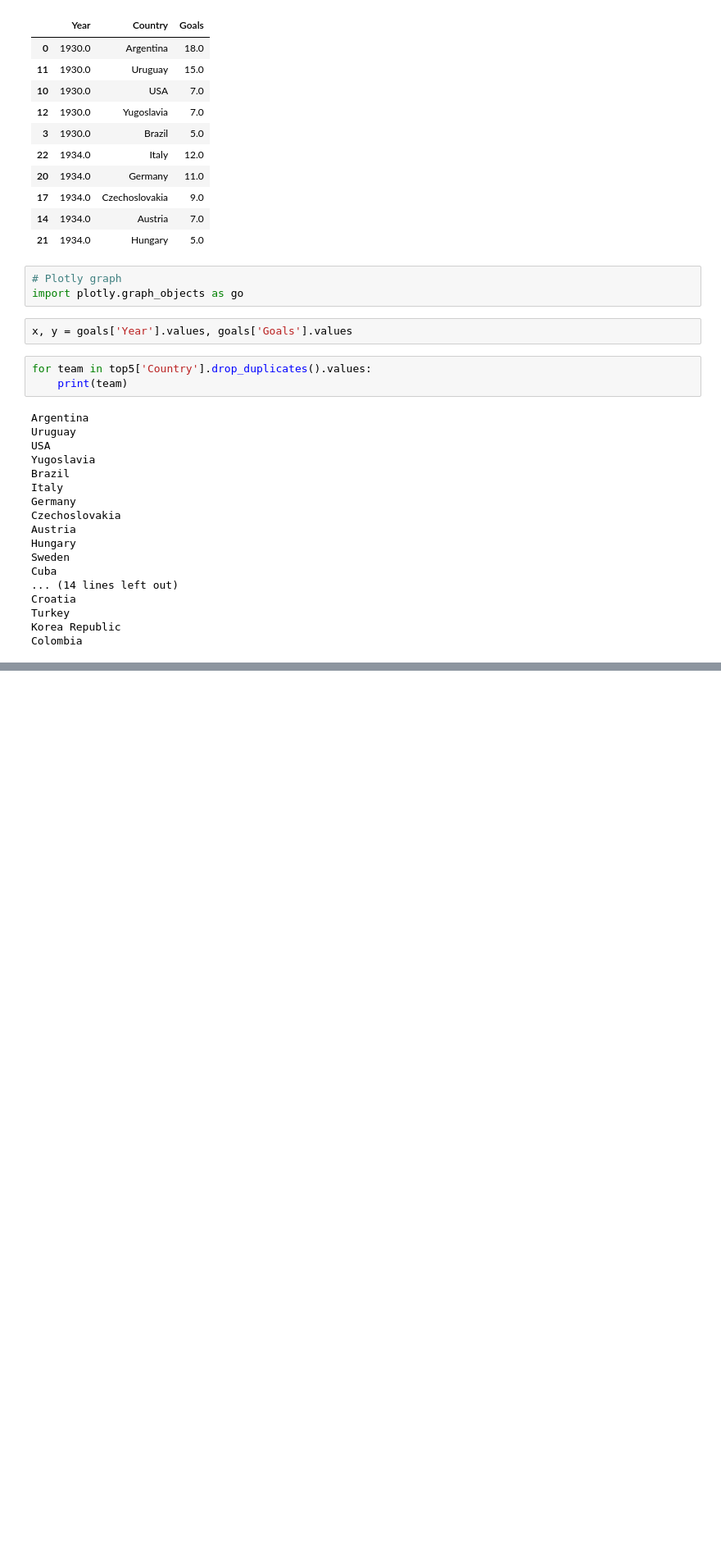
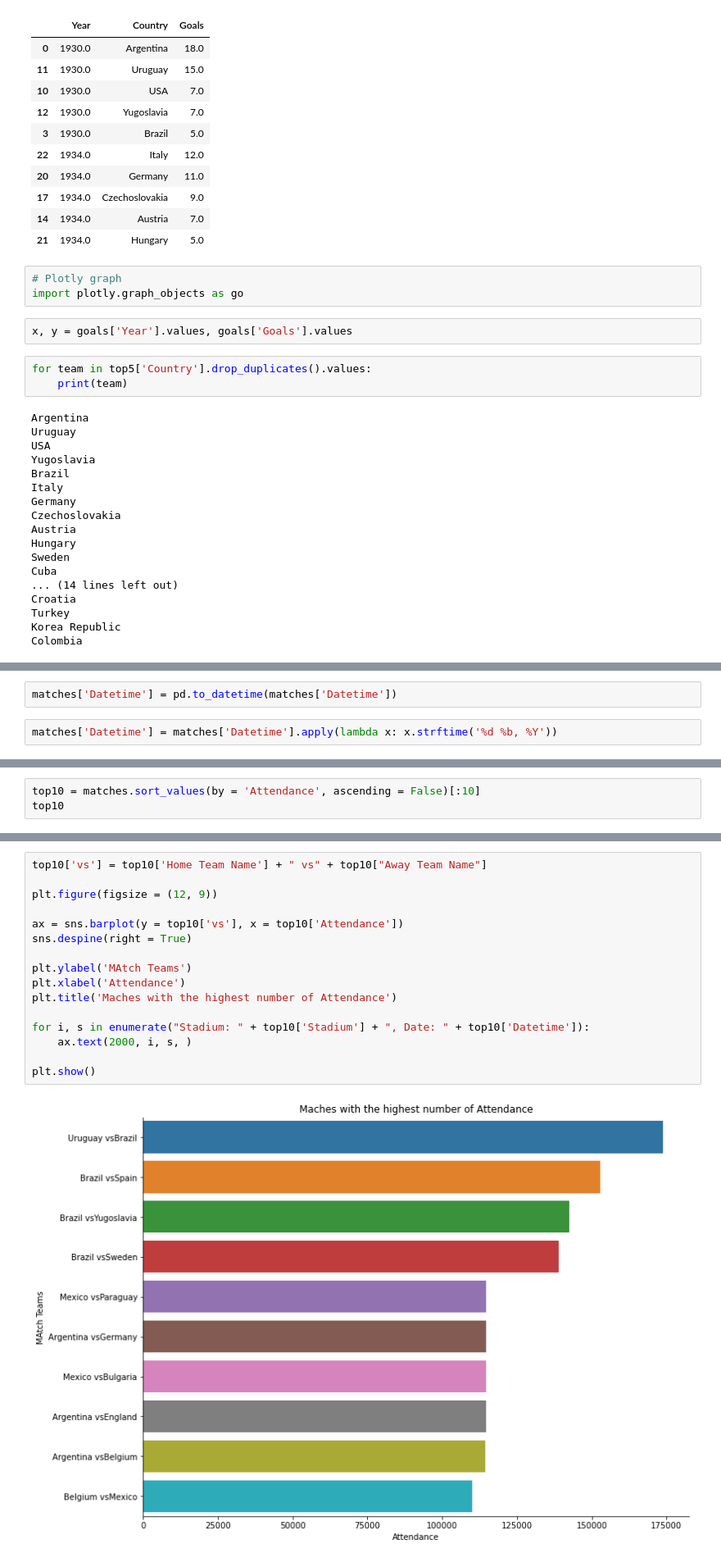
Before and after one commit to Binita72/FIFA_World_Cup, a Jupyter notebook: Untitled.ipynb, the cells around one changed output, grey strips where cells are left out. Shown at 82% size. Saved outputs shown, nothing was run; the diff lists cells and outputs as text; blank space fills up the shorter version.

Commit message:
Matches with Highest Number of Attendance

```diff
--- a/Untitled.ipynb
+++ b/Untitled.ipynb
@@ -775,0 +789,4 @@ fig.show()
+# %%
+matches['Datetime'] = pd.to_datetime(matches['Datetime'])
+# %%
+matches['Datetime'] = matches['Datetime'].apply(lambda x: x.strftime('%d %b, %Y'))
@@ -775,0 +798,3 @@ fig.show()
+# %%
+top10 = matches.sort_values(by = 'Attendance', ascending = False)[:10]
+top10
@@ -775,0 +813,18 @@ fig.show()
+# %%
+top10['vs'] = top10['Home Team Name'] + " vs" + top10["Away Team Name"]
+
+plt.figure(figsize = (12, 9))
+
+ax = sns.barplot(y = top10['vs'], x = top10['Attendance'])
+sns.despine(right = True)
+
+plt.ylabel('MAtch Teams')
+plt.xlabel('Attendance')
+plt.title('Maches with the highest number of Attendance')
+
+for i, s in enumerate("Stadium: " + top10['Stadium'] + ", Date: " + top10['Datetime']):
+    ax.text(2000, i, s, )
+
+plt.show()
+# %% [output]
+[figure, added]
```
Also changed, not shown: parts of 17 cells of this notebook.
